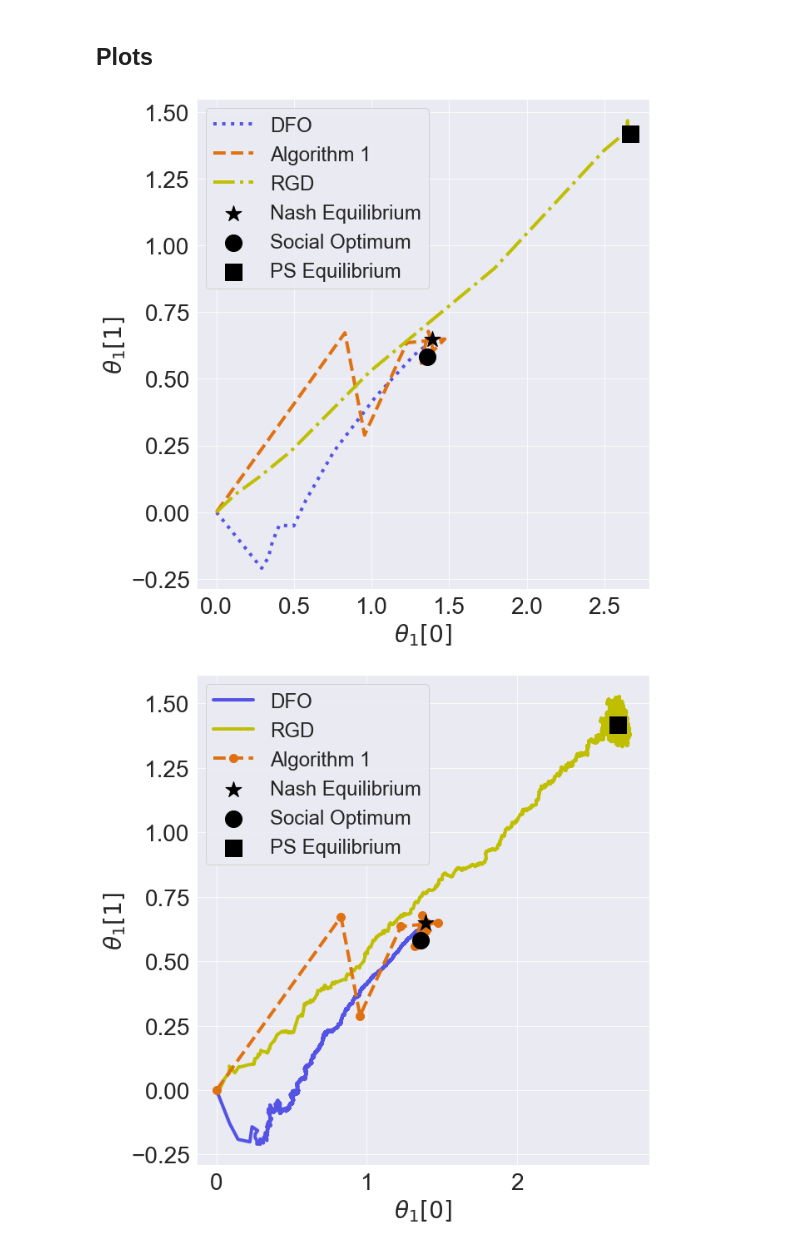
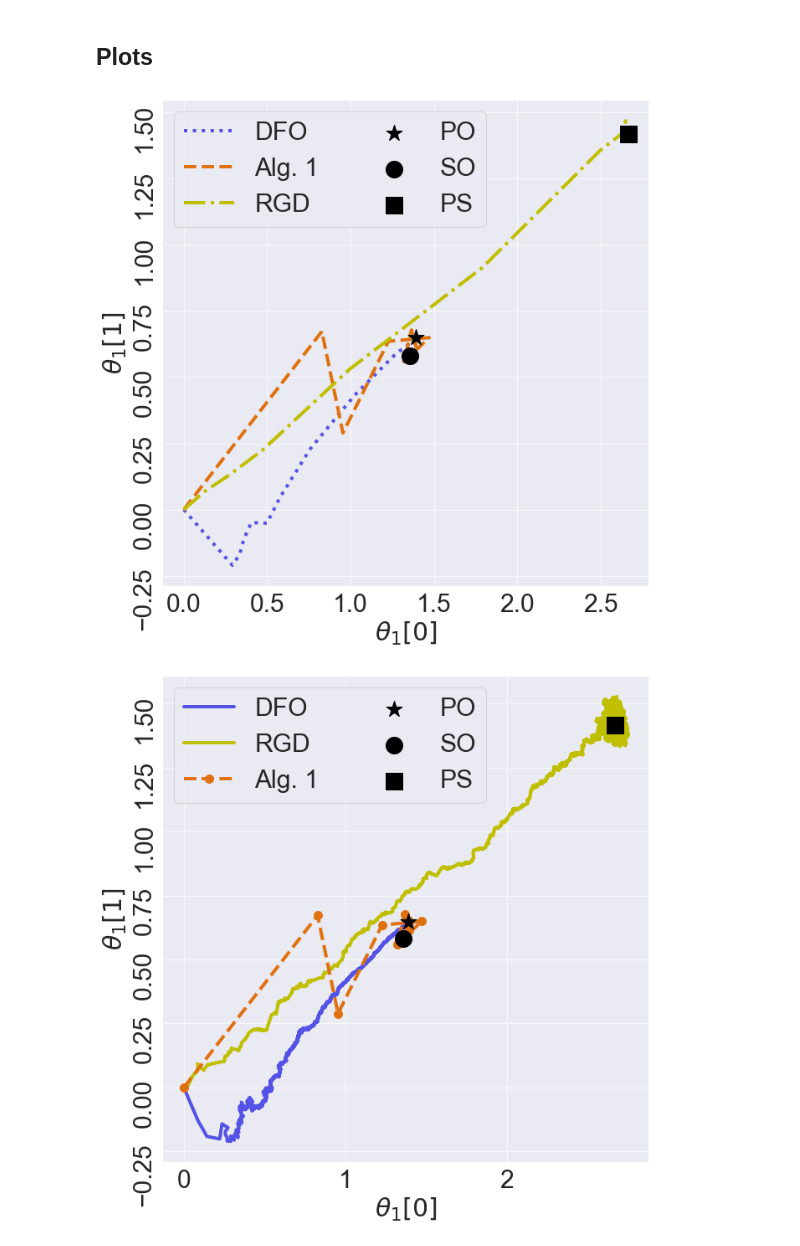
Before and after one commit to evanjfaulkner/DD-Games, a Jupyter notebook: Notebooks/fig1b.ipynb, the cells around one changed output. Cells and saved outputs as stored; diff of their text form; code cells hidden in the pictures.

```diff
--- a/Notebooks/fig1b.ipynb
+++ b/Notebooks/fig1b.ipynb
@@ -250,7 +250,7 @@ Player 1 SO = 0.094     Player 2 SO = 0.093
 ## Plots
 # %%
 plt.figure(figsize=(10,10))
-plt.rcParams['font.size'] = 28
+plt.rcParams['font.size'] = 30
 plt.rcParams['axes.linewidth'] = 4
 
 x3 = np.insert(np.array(theta_final_p3)[:,0],0,0)
@@ -261,7 +261,7 @@ plt.plot(x3,y3,
 x1 = np.insert(np.array(theta_final_p1)[:,0],0,0)
 y1 = np.insert(np.array(theta_final_p1)[:,1],0,0)
 plt.plot(x1,y1,
-         '--', color='#E07110', label='Algorithm 1', lw=4,
+         '--', color='#E07110', label='Alg. 1', lw=4,
          marker='o', markersize=1)
 
 x5 = np.insert(theta_final_p5[:,0],0,0)
@@ -272,66 +272,68 @@ plt.plot(x5,y5,
 x_nash_p1 = theta_PO_1[0]
 y_nash_p1 = theta_PO_1[1]
 plt.scatter(x_nash_p1, y_nash_p1,
-            label='Nash Equilibrium', marker='*', color='k', s=400, zorder=10)
+            label='PO', marker='*', color='k', s=400, zorder=10)
 
 x_so_p1 = 1.35682
 y_so_p1 = 0.581561
 plt.scatter(x_so_p1, y_so_p1,
-            label='Social Optimum', marker='o', color='k', s=400, zorder=10)
+            label='SO', marker='o', color='k', s=400, zorder=10)
 
 theta_5 = np.array(player_five.theta_history)
 x_ps_p1 = np.mean(theta_5[-1000,0])
 y_ps_p1 = np.mean(theta_5[-1000,1])
 plt.scatter(x_ps_p1, y_ps_p1,
-            label='PS Equilibrium', marker='s', color='k', s=400, zorder=10)
+            label='PS', marker='s', color='k', s=400, zorder=10)
 
-plt.legend(loc='best',fontsize=24)
+plt.yticks(rotation=90)
+plt.legend(loc='best', fontsize=30, ncol=2)
 plt.xlabel(r"$\theta_1[0]$")
 plt.ylabel(r"$\theta_1[1]$")
 plt.tight_layout()
 plt.savefig('../figures/DD_regression_trajectory_steps.png', dpi=300, format='png')
 plt.show()
 # %% [output]
-[figure, old version]
+[figure, new version]
 # %%
 plt.figure(figsize=(10,10))
-plt.rcParams['font.size'] = 28
+plt.rcParams['font.size'] = 30
 plt.rcParams['axes.linewidth'] = 4
 
 theta_3 = np.array(player_three.theta_history)
 plt.plot(theta_3[:,0],theta_3[:,1],
          label='DFO', color='#5553E6', lw=4, zorder=5)
 
 theta_5 = np.array(player_five.theta_history)
 plt.plot(theta_5[:,0],theta_5[:,1],
          label='RGD', color='y', lw=4, zorder=6)
 
 x1 = np.insert(theta_final_p1[:,0],0,0)
 y1 = np.insert(theta_final_p1[:,1],0,0)
 plt.plot(x1,y1,
-         '--', color='#E07110', label='Algorithm 1', lw=4, zorder=7,
+         '--', color='#E07110', label='Alg. 1', lw=4, zorder=7,
          marker='o', markersize=10)
 
 x_nash_p1 = theta_PO_1[0]
 y_nash_p1 = theta_PO_1[1]
 plt.scatter(x_nash_p1, y_nash_p1,
-            label='Nash Equilibrium', marker='*', color='k', s=400, zorder=10)
+            label='PO', marker='*', color='k', s=400, zorder=10)
 
 x_so_p1 = 1.35682
 y_so_p1 = 0.581561
 plt.scatter(x_so_p1, y_so_p1,
-            label='Social Optimum', marker='o', color='k', s=400, zorder=10)
+            label='SO', marker='o', color='k', s=400, zorder=10)
 
 x_ps_p1 = np.mean(theta_5[-1000,0])
 y_ps_p1 = np.mean(theta_5[-1000,1])
 plt.scatter(x_ps_p1, y_ps_p1,
-            label='PS Equilibrium', marker='s', color='k', s=400, zorder=10)
+            label='PS', marker='s', color='k', s=400, zorder=10)
 
-plt.legend(loc='best',fontsize=24)
+plt.yticks(rotation=90)
+plt.legend(loc='best', fontsize=30, ncol=2)
 plt.xlabel(r"$\theta_1[0]$")
 plt.ylabel(r"$\theta_1[1]$")
 plt.tight_layout()
 plt.savefig('../figures/DD_regression_trajectory.png', dpi=300, format='png')
 plt.show()
 # %% [output]
-[figure, old version]
+[figure, new version]
```
Also changed, not shown: 4 other files.
